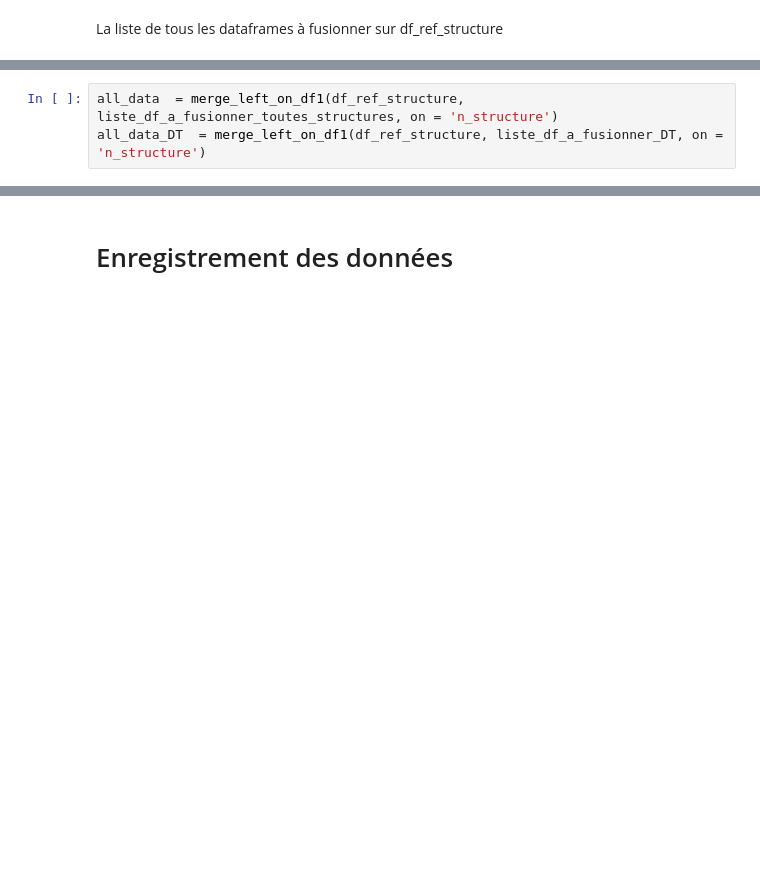
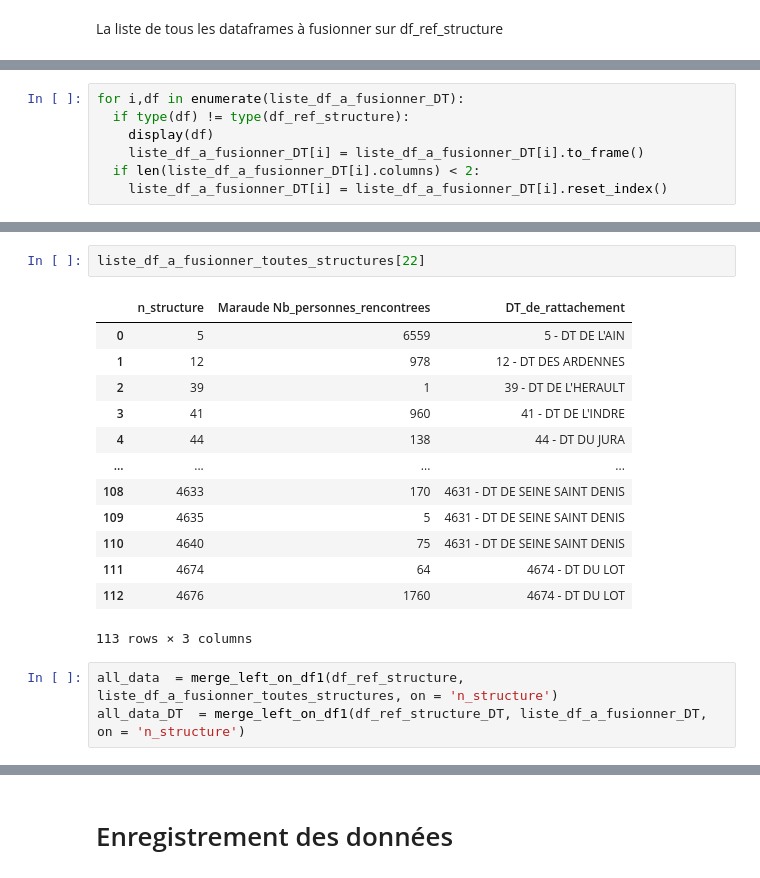
Before and after one commit to Croix-rouge-test/Code-PAT, a Jupyter notebook: Code_CSA.ipynb, the cells around one changed output, grey strips where cells are left out. Saved outputs shown, nothing was run; the diff lists cells and outputs as text; blank space fills up the shorter version.

```diff
--- a/Code_CSA.ipynb
+++ b/Code_CSA.ipynb
@@ -619,0 +668,7 @@ liste_df_a_fusionner_DT = [nb_benevoles_DT,nb_nvx_benevoles_DT,referents_AEO_DT,
+# %%
+for i,df in enumerate(liste_df_a_fusionner_DT):
+  if type(df) != type(df_ref_structure):
+    display(df)
+    liste_df_a_fusionner_DT[i] = liste_df_a_fusionner_DT[i].to_frame()
+  if len(liste_df_a_fusionner_DT[i].columns) < 2:
+    liste_df_a_fusionner_DT[i] = liste_df_a_fusionner_DT[i].reset_index()
@@ -626,3 +926,19 @@ AttributeError: 'Series' object has no attribute 'columns'
+# %%
+liste_df_a_fusionner_toutes_structures[22]
+# %% [output]
+|  | n_structure | Maraude Nb_personnes_rencontrees | DT_de_rattachement |
+| 0 | 5 | 6559 | 5 - DT DE L'AIN |
+| 1 | 12 | 978 | 12 - DT DES ARDENNES |
+| 2 | 39 | 1 | 39 - DT DE L'HERAULT |
+| 3 | 41 | 960 | 41 - DT DE L'INDRE |
+| 4 | 44 | 138 | 44 - DT DU JURA |
+| ... | ... | ... | ... |
+| 108 | 4633 | 170 | 4631 - DT DE SEINE SAINT DENIS |
+| 109 | 4635 | 5 | 4631 - DT DE SEINE SAINT DENIS |
+| 110 | 4640 | 75 | 4631 - DT DE SEINE SAINT DENIS |
+| 111 | 4674 | 64 | 4674 - DT DU LOT |
+| 112 | 4676 | 1760 | 4674 - DT DU LOT |
+113 rows × 3 columns
 # %%
 all_data  = merge_left_on_df1(df_ref_structure, liste_df_a_fusionner_toutes_structures, on = 'n_structure')
-all_data_DT  = merge_left_on_df1(df_ref_structure, liste_df_a_fusionner_DT, on = 'n_structure')
+all_data_DT  = merge_left_on_df1(df_ref_structure_DT, liste_df_a_fusionner_DT, on = 'n_structure')
```
Also changed, not shown: parts of 25 cells of this notebook.
